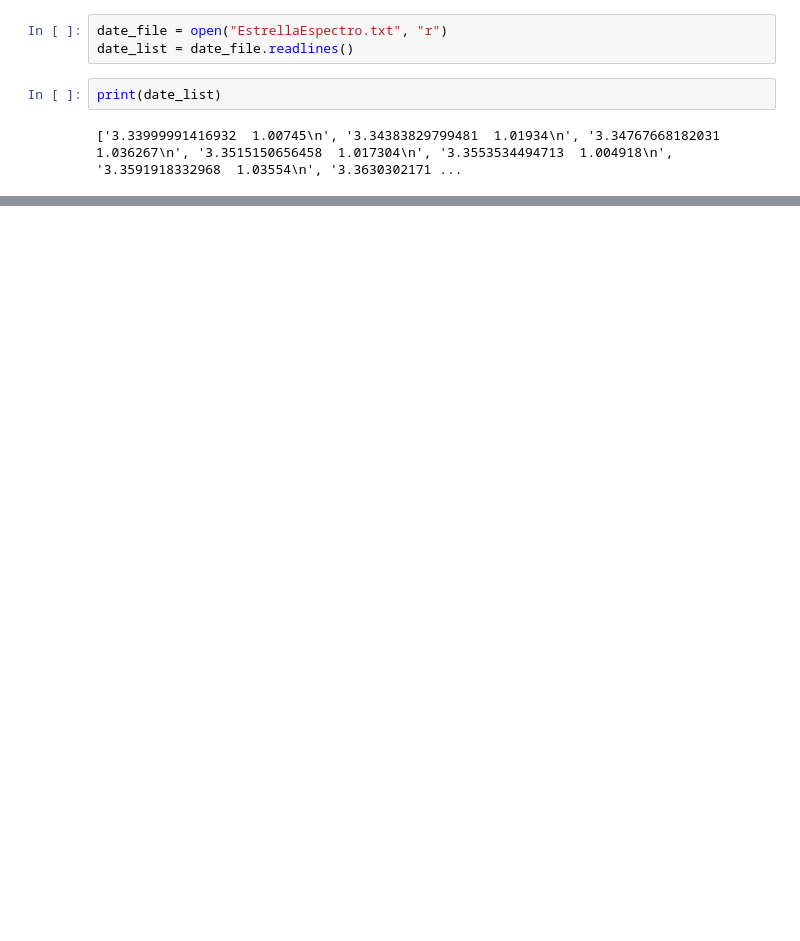
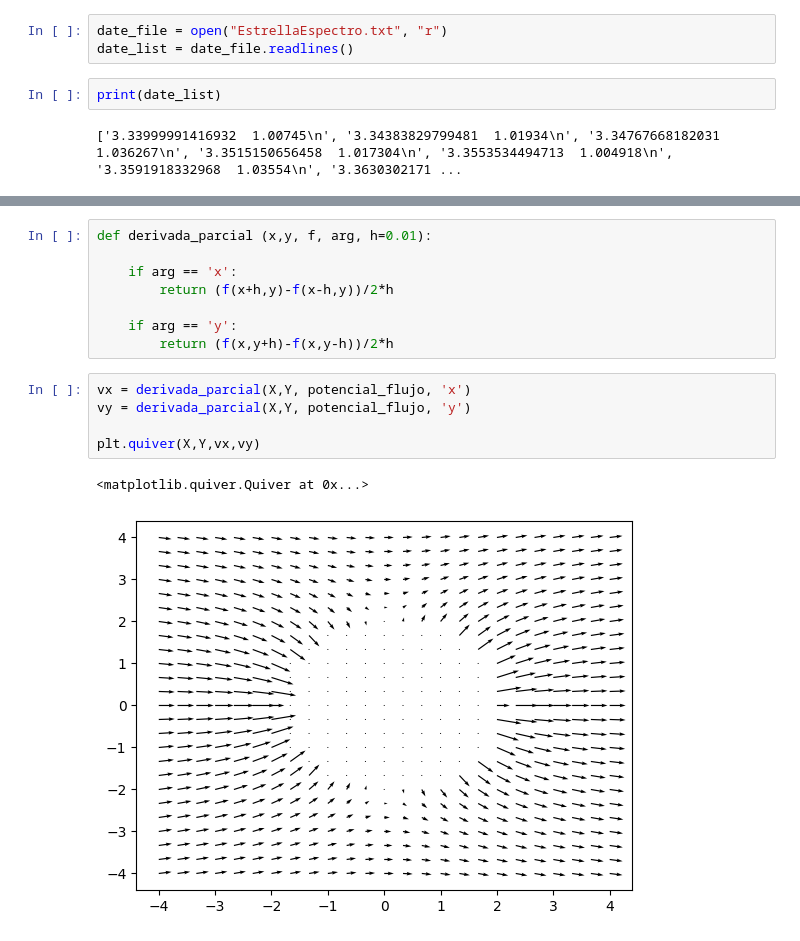
Before and after one commit to ltocasuche/Metodos1_Fernando_Bareno_Y_Laura_Tocasuche, a Jupyter notebook: Tarea1.ipynb, the cells around one changed output, grey strips where cells are left out. Drawn from its saved outputs; the diff is of its cells as text; blank space fills up the shorter version.

```diff
--- a/Tarea1.ipynb
+++ b/Tarea1.ipynb
@@ -102,0 +121,16 @@ print(X_list_max)
+# %%
+def derivada_parcial (x,y, f, arg, h=0.01):
+
+    if arg == 'x':
+        return (f(x+h,y)-f(x-h,y))/2*h
+
+    if arg == 'y':
+        return (f(x,y+h)-f(x,y-h))/2*h
+# %%
+vx = derivada_parcial(X,Y, potencial_flujo, 'x')
+vy = derivada_parcial(X,Y, potencial_flujo, 'y')
+
+plt.quiver(X,Y,vx,vy)
+# %% [output]
+<matplotlib.quiver.Quiver at 0x...>
+[figure, added]
```
Also changed, not shown: parts of 11 cells of this notebook.
